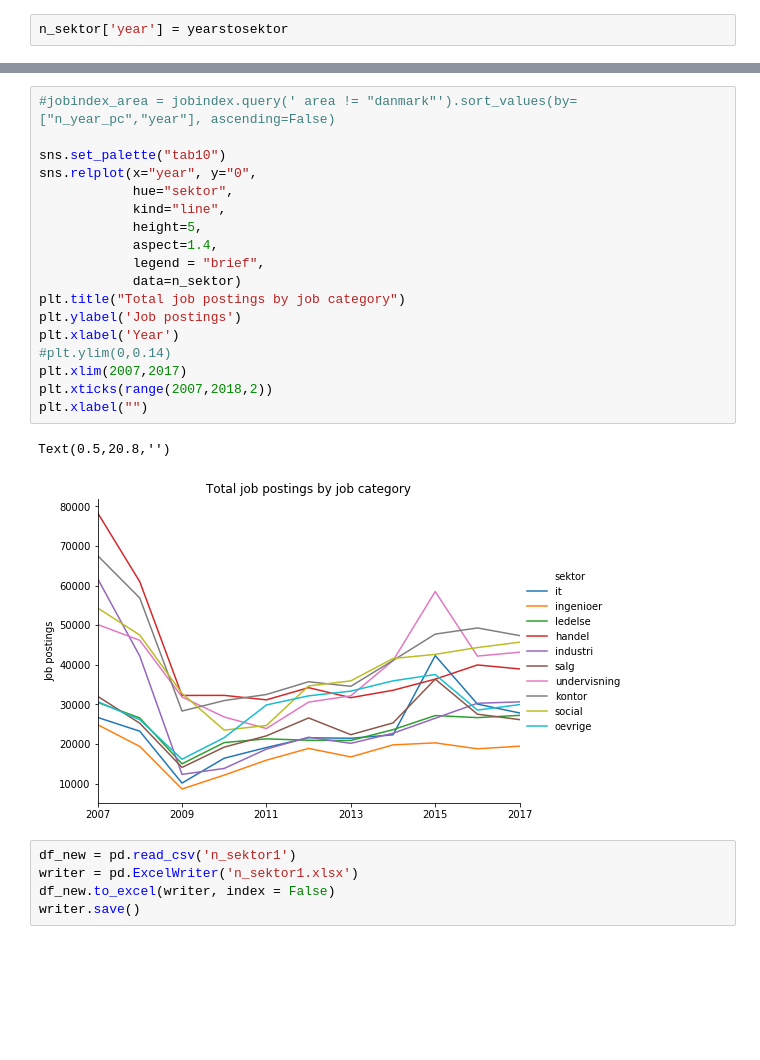
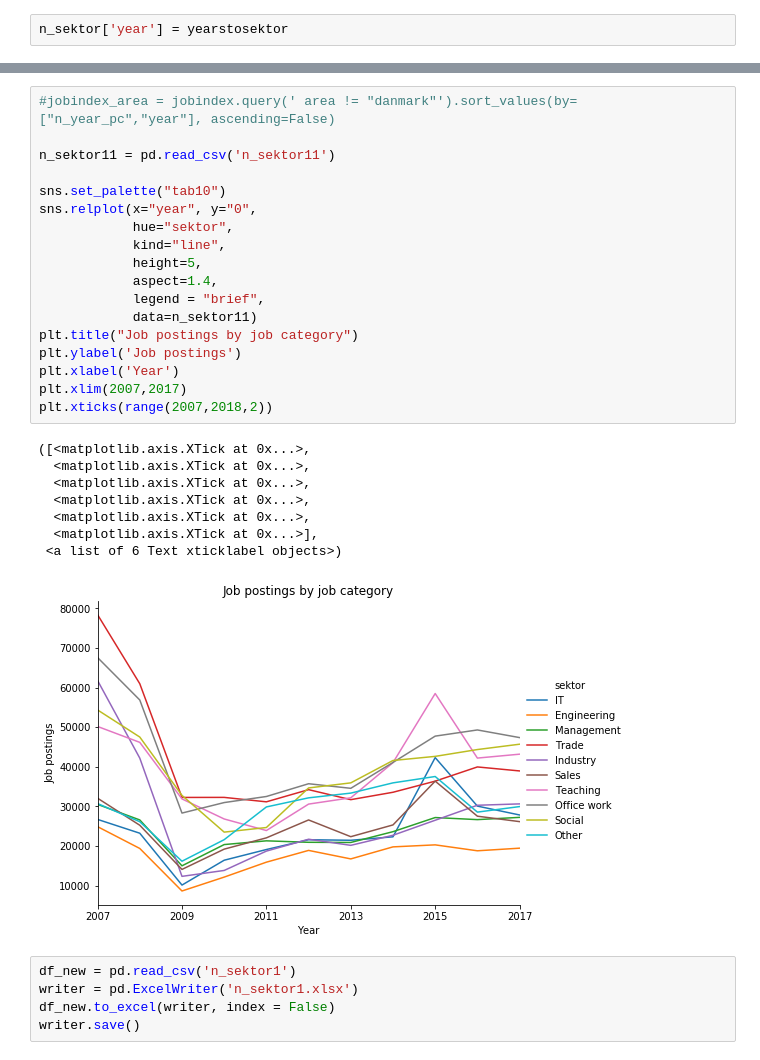
Before and after one commit to Naeim-S/GRP-33-TEST-1, a Jupyter notebook: EXAM/Dataset/Grafer.ipynb, the cells around one changed output, grey strips where cells are left out. Drawn from its saved outputs; the diff is of its cells as text; blank space fills up the shorter version.

```diff
--- a/EXAM/Dataset/Grafer.ipynb
+++ b/EXAM/Dataset/Grafer.ipynb
@@ -224,24 +228,30 @@ n_sektor
 # %%
 #jobindex_area = jobindex.query(' area != "danmark"').sort_values(by=["n_year_pc","year"], ascending=False)
+
+n_sektor11 = pd.read_csv('n_sektor11')
 
 sns.set_palette("tab10")
 sns.relplot(x="year", y="0",
             hue="sektor",
             kind="line",
             height=5,
             aspect=1.4,
             legend = "brief",
-            data=n_sektor)
-plt.title("Total job postings by job category")
+            data=n_sektor11)
+plt.title("Job postings by job category")
 plt.ylabel('Job postings')
 plt.xlabel('Year')
-#plt.ylim(0,0.14)
 plt.xlim(2007,2017)
 plt.xticks(range(2007,2018,2))
-plt.xlabel("")
 # %% [output]
-Text(0.5,20.8,'')
+([<matplotlib.axis.XTick at 0x...>,
+  <matplotlib.axis.XTick at 0x...>,
+  <matplotlib.axis.XTick at 0x...>,
+  <matplotlib.axis.XTick at 0x...>,
+  <matplotlib.axis.XTick at 0x...>,
+  <matplotlib.axis.XTick at 0x...>],
+ <a list of 6 Text xticklabel objects>)
-[figure, old version]
+[figure, new version]
 # %%
 df_new = pd.read_csv('n_sektor1')
 writer = pd.ExcelWriter('n_sektor1.xlsx')
```
Also changed, not shown: parts of 5 cells of this notebook, 9 other files.
